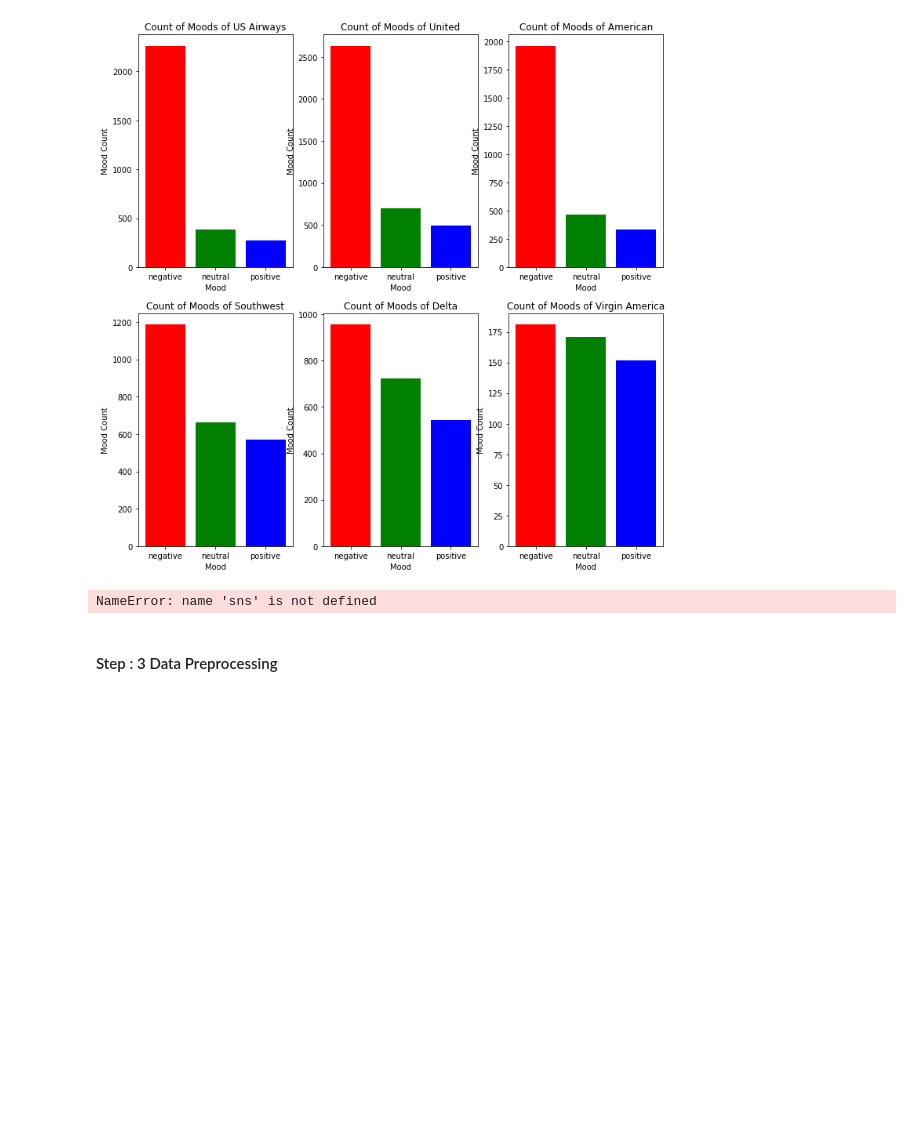
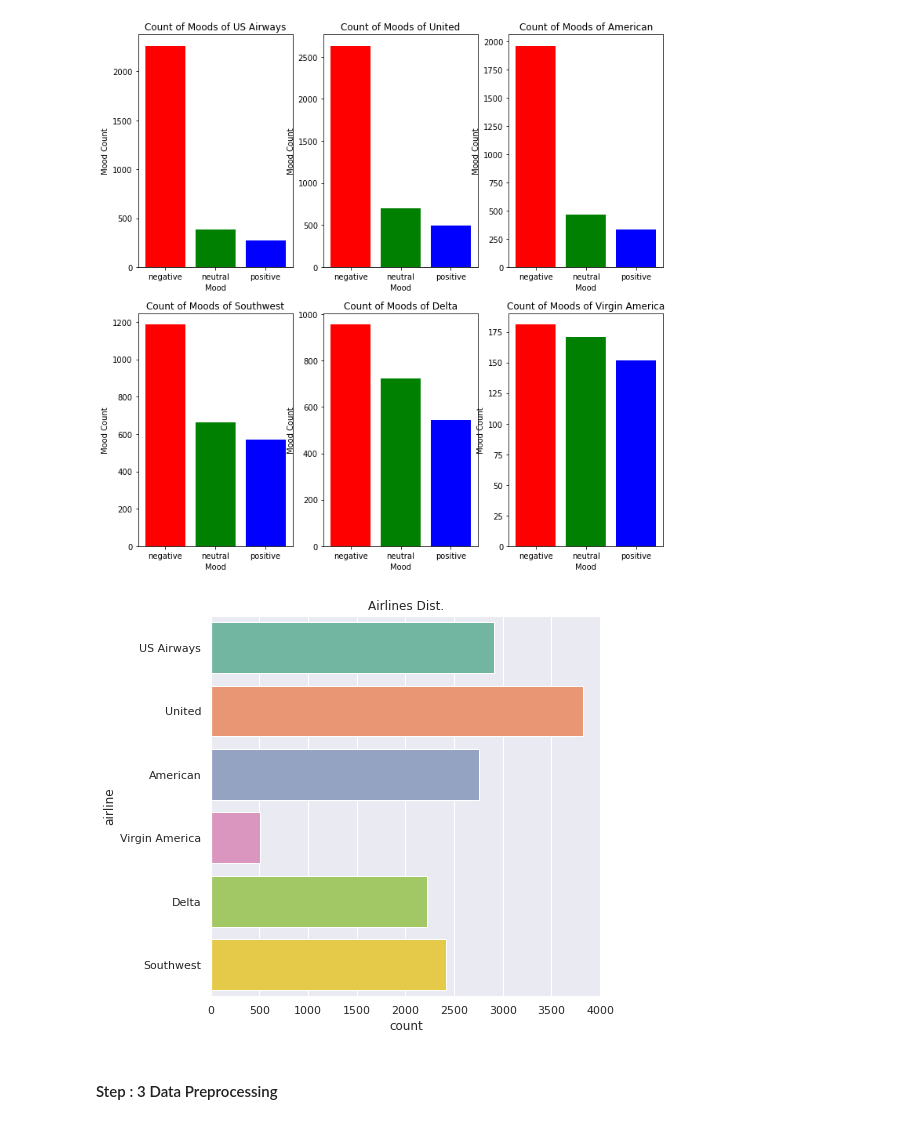
Before and after one commit to pavan-kumar96/Projects, a Jupyter notebook: synapse-v2 sentimental analysis tweets.ipynb, the cells around one changed output. Cells and saved outputs as stored; diff of their text form; code cells hidden in the pictures; blank space fills up the shorter version.

```diff
--- a/synapse-v2 sentimental analysis tweets.ipynb
+++ b/synapse-v2 sentimental analysis tweets.ipynb
@@ -63,11 +64,11 @@ Name: airline_sentiment, dtype: int64
 # %%
 sns.set()
 plt.figure(figsize=(7,7))
-sns.countplot(y=data["airline"],palette="Set2")
+sns.countplot(y=df["airline"],palette="Set2")
 plt.title("Airlines Dist.")
 plt.show()
 # %% [output]
-NameError: name 'sns' is not defined
+[figure, added]
 # %% [markdown]
 #### Step : 3 Data Preprocessing
 # %%
```
Also changed, not shown: parts of 1 cell of this notebook.
